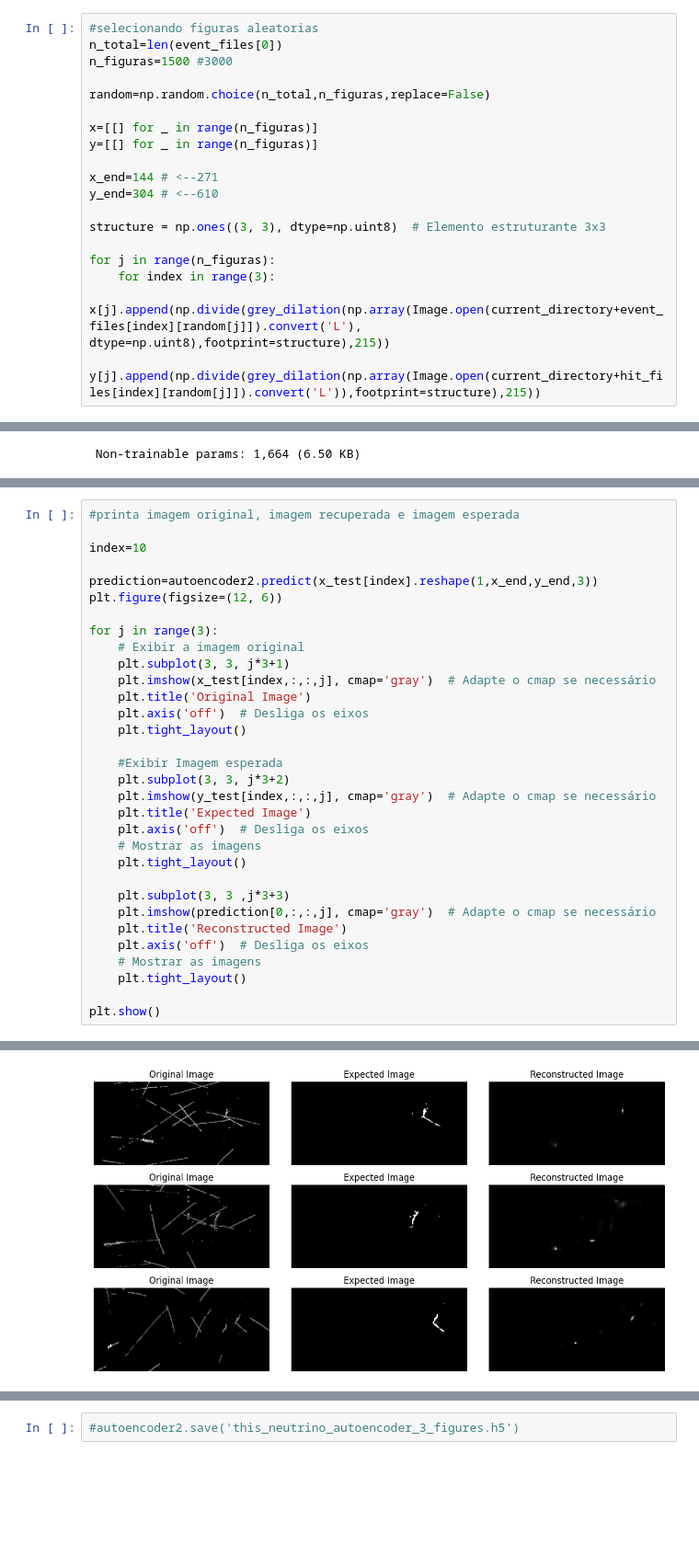
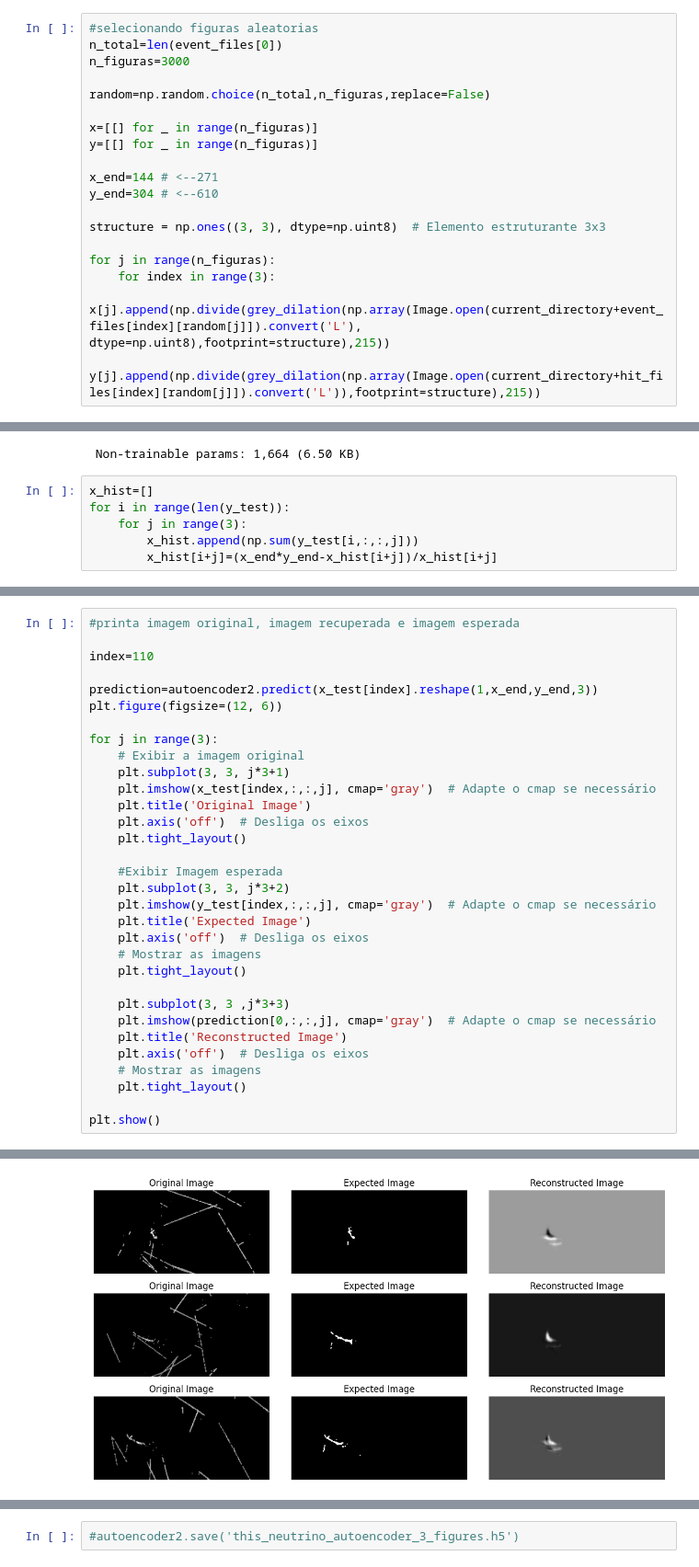
Before and after one commit to GBotogoske/machine_learning_2024, a Jupyter notebook: neutrino_figuras_3_imagens.ipynb, the cells around one changed output, grey strips where cells are left out. Shown at 92% size. Cells and saved outputs as stored; diff of their text form; blank space fills up the shorter version.

```diff
--- a/neutrino_figuras_3_imagens.ipynb
+++ b/neutrino_figuras_3_imagens.ipynb
@@ -31,7 +31,7 @@ len(hit_files[1])
 # %%
 #selecionando figuras aleatorias
 n_total=len(event_files[0])
-n_figuras=1500 #3000
+n_figuras=3000
 
 random=np.random.choice(n_total,n_figuras,replace=False)
 
@@ -161,3 +161,9 @@ Model: "sequential_2"
  Total params: 1,862,147 (7.10 MB)
  Trainable params: 1,860,483 (7.10 MB)
  Non-trainable params: 1,664 (6.50 KB)
+# %%
+x_hist=[]
+for i in range(len(y_test)):
+    for j in range(3):
+        x_hist.append(np.sum(y_test[i,:,:,j]))
+        x_hist[i+j]=(x_end*y_end-x_hist[i+j])/x_hist[i+j]
@@ -187,7 +214,7 @@ Epoch 10/10
 # %%
 #printa imagem original, imagem recuperada e imagem esperada
 
-index=10
+index=110
 
 prediction=autoencoder2.predict(x_test[index].reshape(1,x_end,y_end,3))
 plt.figure(figsize=(12, 6))
@@ -221 +250 @@ plt.show()
-[figure, old version]
+[figure, new version]
```
Also changed, not shown: parts of 16 cells of this notebook, 1 other file.
